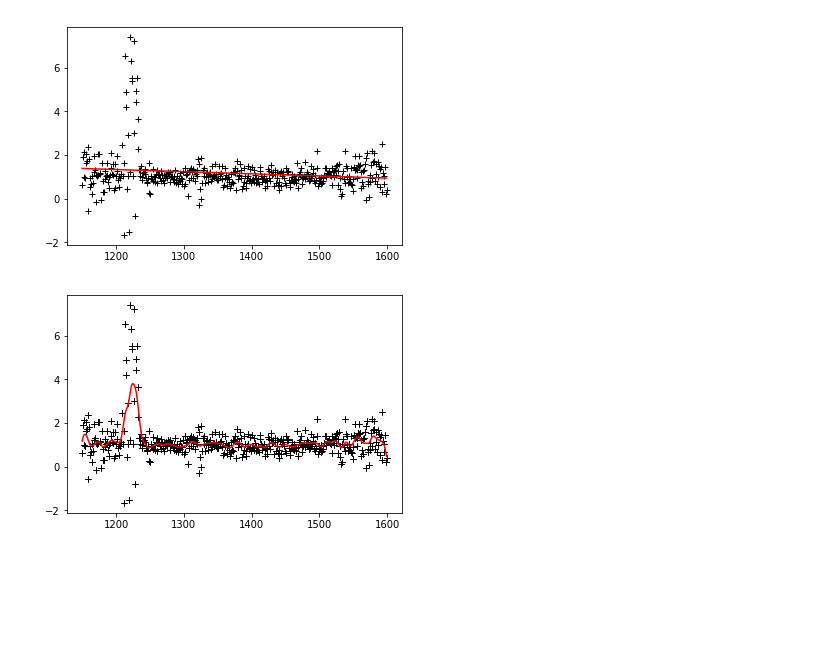
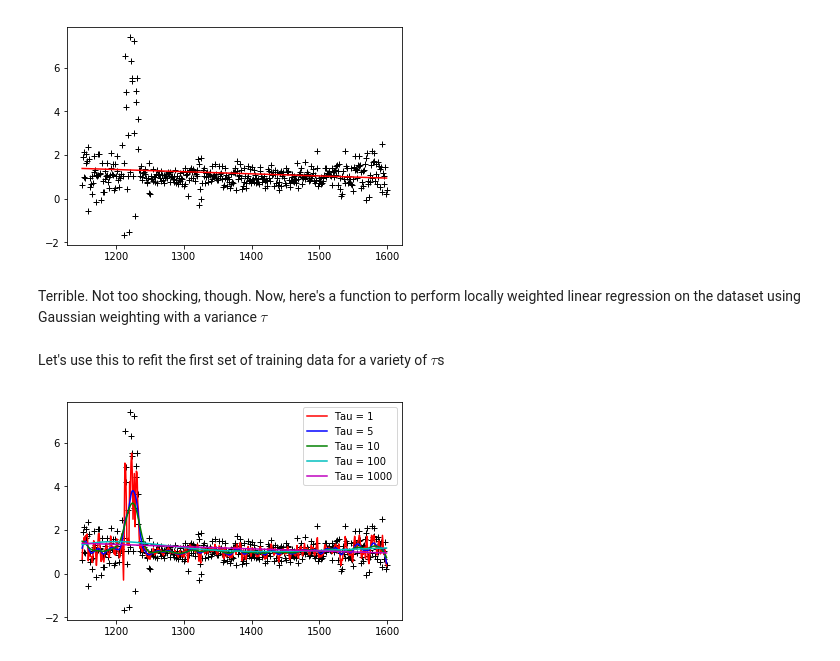
Before and after one commit to smeenehan/CS229-ProblemSets, a Jupyter notebook: PS1/PS1.ipynb, the cells around one changed output. Drawn from its saved outputs; the diff is of its cells as text; code cells hidden in the pictures; blank space fills up the shorter version.

Commit message:
Finish quasar de-noising and PS1

```diff
--- a/PS1/PS1.ipynb
+++ b/PS1/PS1.ipynb
@@ -188,10 +188,10 @@ which is a weighted least-squares regression with $w^{(i)} = (\sigma^{(i)})^{-2}
 Now, let's perform unweighted linear regression on the first row of training data.
 # %%
 lambdas = quasarTrain[0:1,:].T
+trainingSpectra = quasarTrain[1:,:].T
 xVals = np.concatenate((np.ones((nLambdas,1)),lambdas),axis=1) # Nx2 array, first column is ones
-yVals = quasarTrain[1:2,:].T
 xMat = np.dot(xVals.T,xVals)
-theta = np.dot(inv(xMat),np.dot(xVals.T,yVals))
+theta = np.dot(inv(xMat),np.dot(xVals.T,trainingSpectra[:,0]))
 # %%
 theta
 # %% [output]
@@ -205,19 +204,32 @@ plt.plot(lambdas,fitLine,c='r')
 plt.show()
 # %% [output]
 [figure]
+# %% [markdown]
+Terrible. Not too shocking, though. Now, here's a function to perform locally weighted linear regression on the dataset using Gaussian weighting with a variance $\tau$
 # %%
-fitLocalWeight = np.zeros((nLambdas,1))
-tau = 5
-for idx,x in enumerate(lambdas):
-    w = np.exp(-(x-lambdas)**2/(2*tau**2))
-    wMat = np.diagflat(w**2)
-    xMat = np.dot(xVals.T,np.dot(wMat,xVals))
-    yMat = np.dot(xVals.T,np.dot(wMat,yVals))
-    thetaLocal = np.dot(inv(xMat),yMat)
-    fitLocalWeight[idx] = np.dot([1,x],thetaLocal)
+def weightedLinearRegression(observedSpectra,lambdas,tau):
+    fitSpectra = np.zeros(np.shape(observedSpectra))
+    xVals = np.concatenate((np.ones(np.shape(lambdas)),lambdas),axis=1) # Nx2 array, first column is ones
+    for idx,x in enumerate(lambdas):
+        w = np.exp(-(x-lambdas)**2/(2*tau**2))
+        wMat = np.diagflat(w**2)
+        xMat = np.dot(xVals.T,np.dot(wMat,xVals))
+        yMat = np.dot(xVals.T,np.dot(wMat,observedSpectra))
+        thetaLocal = np.dot(inv(xMat),yMat)
+        fitSpectra[idx,:] = np.dot([1,x],thetaLocal)
+    return fitSpectra
-# %%
-plt.plot(lambdas,yVals,'k+')
-plt.plot(lambdas,fitLocalWeight,c='r')
-plt.show()
-# %% [output]
-[figure, removed]
+# %% [markdown]
+Let's use this to refit the first set of training data for a variety of $\tau$s
+# %%
+taus = [1,5,10,100,1000]
+fitLocalWeight = np.zeros((nLambdas,len(taus)))
+for idx,tau in enumerate(taus):
+    fitLocalWeight[:,idx:idx+1] = weightedLinearRegression(trainingSpectra[:,0:1],lambdas,tau)
+colors = ['r','b','g','c','m']
+plt.plot(lambdas,trainingSpectra[:,0],'k+')
+for idx in range(len(taus)):
+    plt.plot(lambdas,fitLocalWeight[:,idx],c=colors[idx],label='Tau = '+str(taus[idx]))
+plt.legend()
+plt.show()
+# %% [output]
+[figure, added]
```
Also changed, not shown: parts of 10 cells of this notebook.
